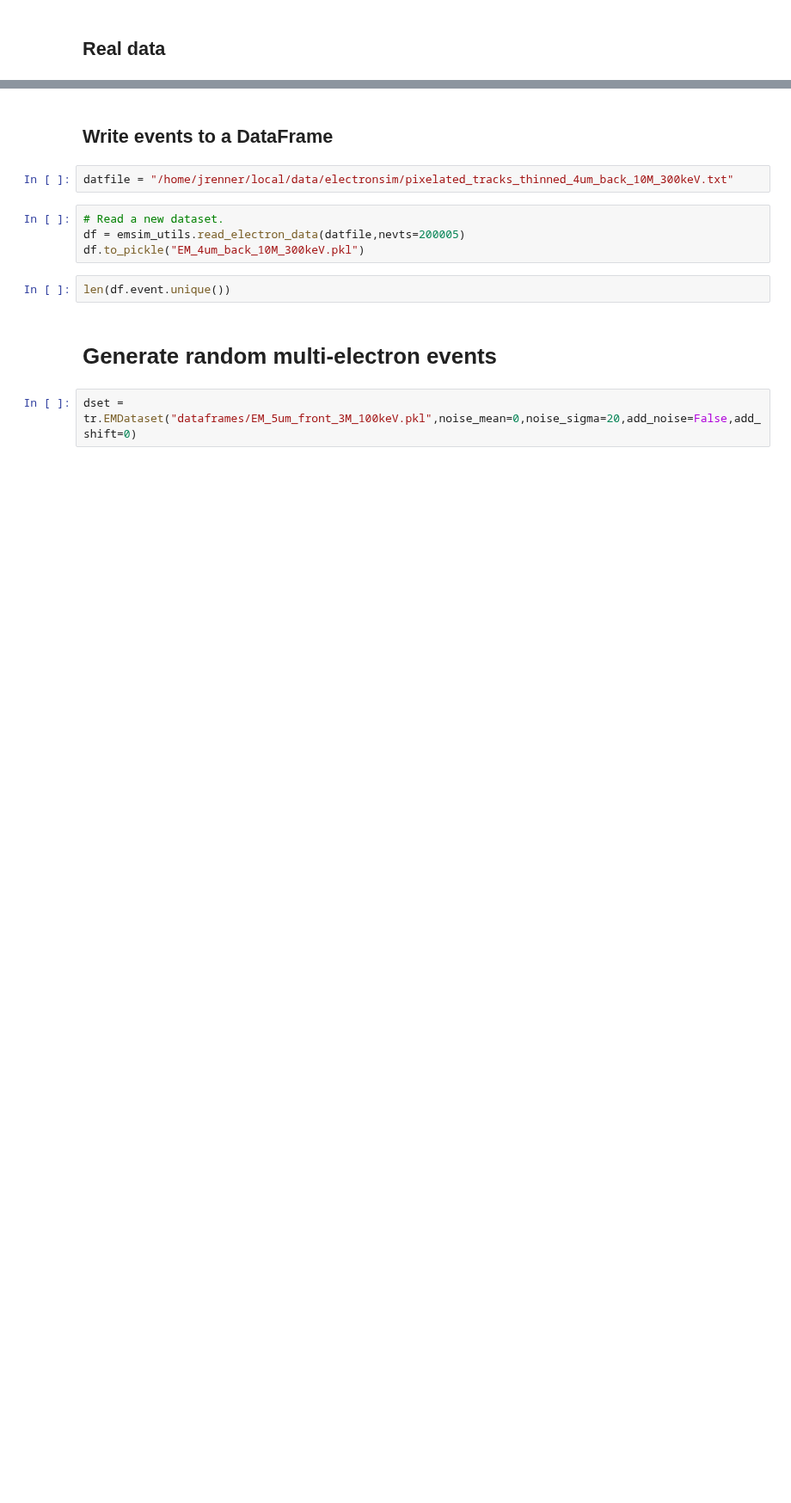
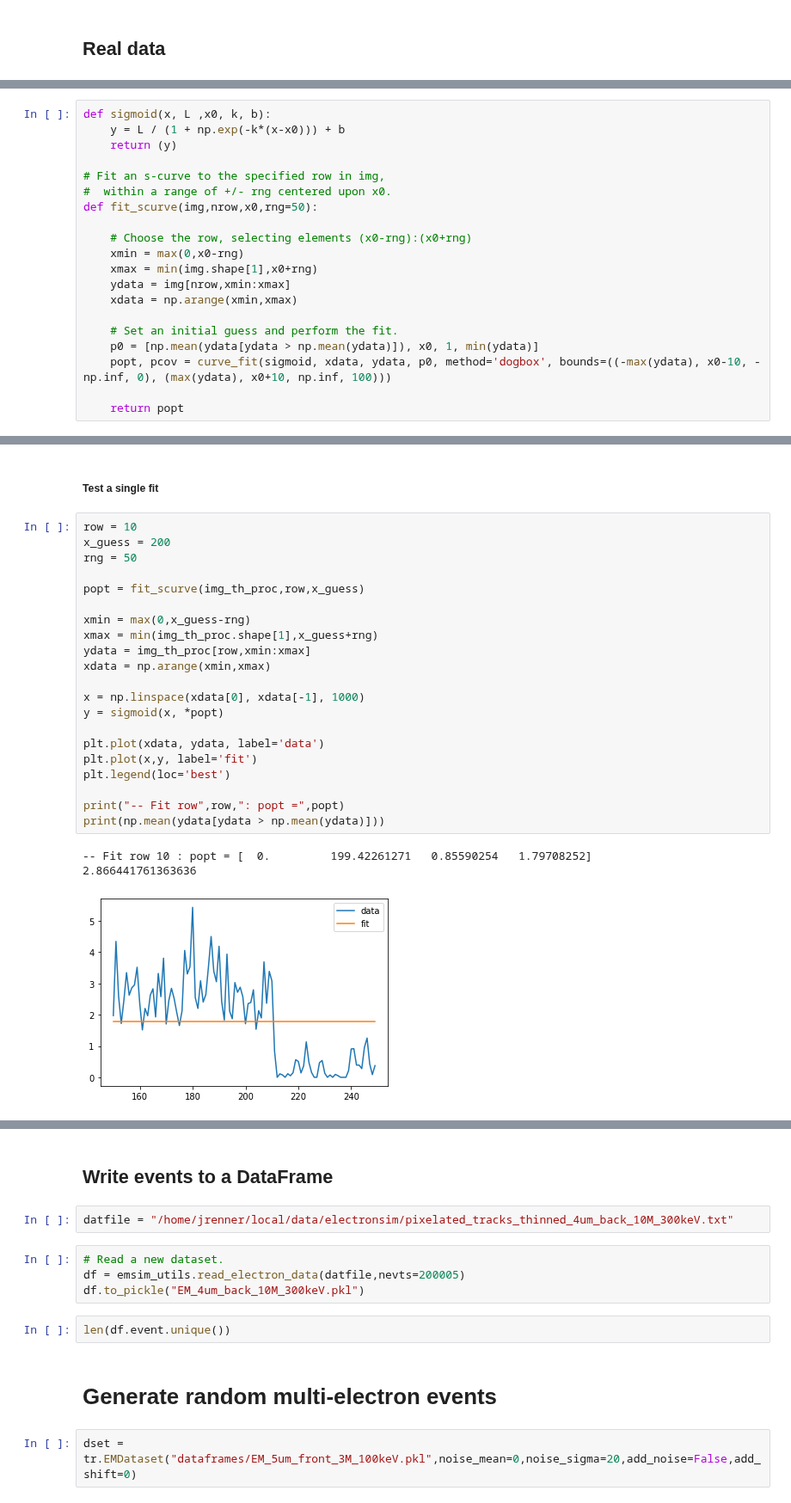
Before and after one commit to jerenner/emsim, a Jupyter notebook: notebooks/emsim_dataproc.ipynb, the cells around one changed output, grey strips where cells are left out. Shown at 86% size. Drawn from its saved outputs; the diff is of its cells as text; blank space fills up the shorter version.

```diff
--- a/notebooks/emsim_dataproc.ipynb
+++ b/notebooks/emsim_dataproc.ipynb
@@ -57,0 +91,20 @@ imgs[6] - imgs[5]
+# %%
+def sigmoid(x, L ,x0, k, b):
+    y = L / (1 + np.exp(-k*(x-x0))) + b
+    return (y)
+
+# Fit an s-curve to the specified row in img,
+#  within a range of +/- rng centered upon x0.
+def fit_scurve(img,nrow,x0,rng=50):
+
+    # Choose the row, selecting elements (x0-rng):(x0+rng)
+    xmin = max(0,x0-rng)
+    xmax = min(img.shape[1],x0+rng)
+    ydata = img[nrow,xmin:xmax]
+    xdata = np.arange(xmin,xmax)
+
+    # Set an initial guess and perform the fit.
+    p0 = [np.mean(ydata[ydata > np.mean(ydata)]), x0, 1, min(ydata)]
+    popt, pcov = curve_fit(sigmoid, xdata, ydata, p0, method='dogbox', bounds=((-max(ydata), x0-10, -np.inf, 0), (max(ydata), x0+10, np.inf, 100)))
+
+    return popt
@@ -57,0 +142,27 @@ imgs[6] - imgs[5]
+# %% [markdown]
+##### Test a single fit
+# %%
+row = 10
+x_guess = 200
+rng = 50
+
+popt = fit_scurve(img_th_proc,row,x_guess)
+
+xmin = max(0,x_guess-rng)
+xmax = min(img_th_proc.shape[1],x_guess+rng)
+ydata = img_th_proc[row,xmin:xmax]
+xdata = np.arange(xmin,xmax)
+
+x = np.linspace(xdata[0], xdata[-1], 1000)
+y = sigmoid(x, *popt)
+
+plt.plot(xdata, ydata, label='data')
+plt.plot(x,y, label='fit')
+plt.legend(loc='best')
+
+print("-- Fit row",row,": popt =",popt)
+print(np.mean(ydata[ydata > np.mean(ydata)]))
+# %% [output]
+-- Fit row 10 : popt = [  0.         199.42261271   0.85590254   1.79708252]
+2.866441761363636
+[figure, added]
```
Also changed, not shown: parts of 20 cells of this notebook.
